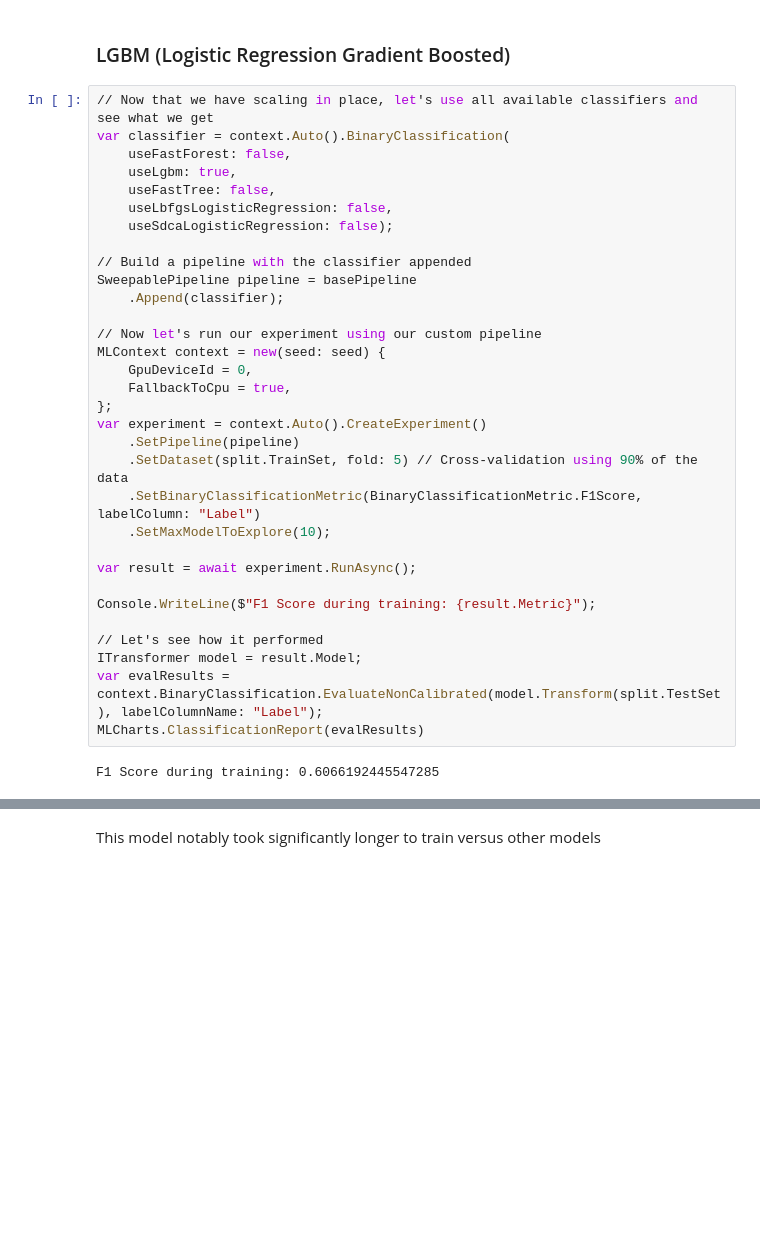
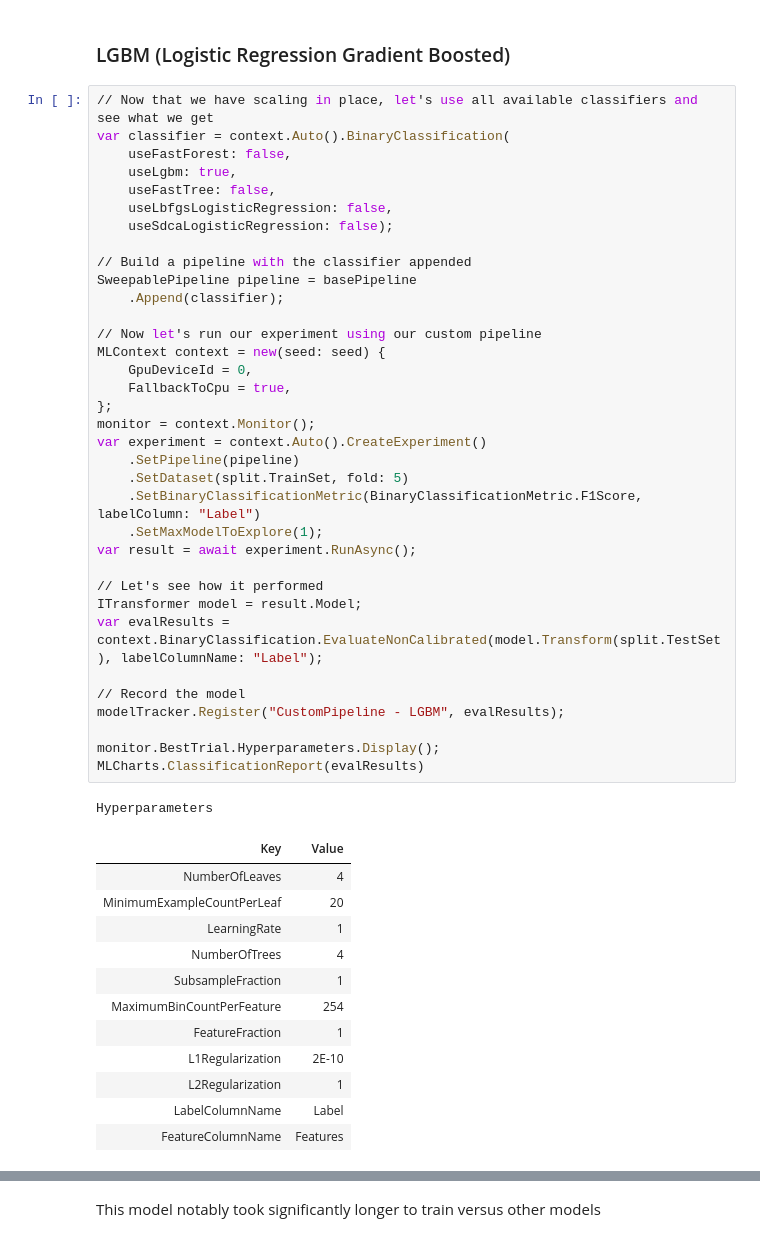
Before and after one commit to IntegerMan/GitStractorCommitClassification, a Jupyter notebook: ModelTrainingDotNet.ipynb, the cells around one changed output, grey strips where cells are left out. Drawn from its saved outputs; the diff is of its cells as text; blank space fills up the shorter version.

```diff
--- a/ModelTrainingDotNet.ipynb
+++ b/ModelTrainingDotNet.ipynb
@@ -721,37 +779,52 @@ modelTracker.Register("CustomPipeline - Fast Forest", evalResults).ToDataFrame()
 # %%
 // Now that we have scaling in place, let's use all available classifiers and see what we get
 var classifier = context.Auto().BinaryClassification(
     useFastForest: false,
     useLgbm: true,
     useFastTree: false,
     useLbfgsLogisticRegression: false,
     useSdcaLogisticRegression: false);
 
 // Build a pipeline with the classifier appended
 SweepablePipeline pipeline = basePipeline
     .Append(classifier);
 
 // Now let's run our experiment using our custom pipeline
 MLContext context = new(seed: seed) {
     GpuDeviceId = 0,
     FallbackToCpu = true,
 };
+monitor = context.Monitor();
 var experiment = context.Auto().CreateExperiment()
     .SetPipeline(pipeline)
-    .SetDataset(split.TrainSet, fold: 5) // Cross-validation using 90% of the data
+    .SetDataset(split.TrainSet, fold: 5)
     .SetBinaryClassificationMetric(BinaryClassificationMetric.F1Score, labelColumn: "Label")
-    .SetMaxModelToExplore(10);
-
+    .SetMaxModelToExplore(1);
 var result = await experiment.RunAsync();
-
-Console.WriteLine($"F1 Score during training: {result.Metric}");
 
 // Let's see how it performed
 ITransformer model = result.Model;
 var evalResults = context.BinaryClassification.EvaluateNonCalibrated(model.Transform(split.TestSet), labelColumnName: "Label");
+
+// Record the model
+modelTracker.Register("CustomPipeline - LGBM", evalResults);
+
+monitor.BestTrial.Hyperparameters.Display();
 MLCharts.ClassificationReport(evalResults)
 # %% [output]
-F1 Score during training: 0.6066192445547285
+Hyperparameters
+| Key | Value |
+| NumberOfLeaves | 4 |
+| MinimumExampleCountPerLeaf | 20 |
+| LearningRate | 1 |
+| NumberOfTrees | 4 |
+| SubsampleFraction | 1 |
+| MaximumBinCountPerFeature | 254 |
+| FeatureFraction | 1 |
+| L1Regularization | 2E-10 |
+| L2Regularization | 1 |
+| LabelColumnName | Label |
+| FeatureColumnName | Features |
 [interactive output not drawn]
 # %% [markdown]
 This model notably took significantly longer to train versus other models
```
Also changed, not shown: parts of 164 cells of this notebook, 10 other files.
